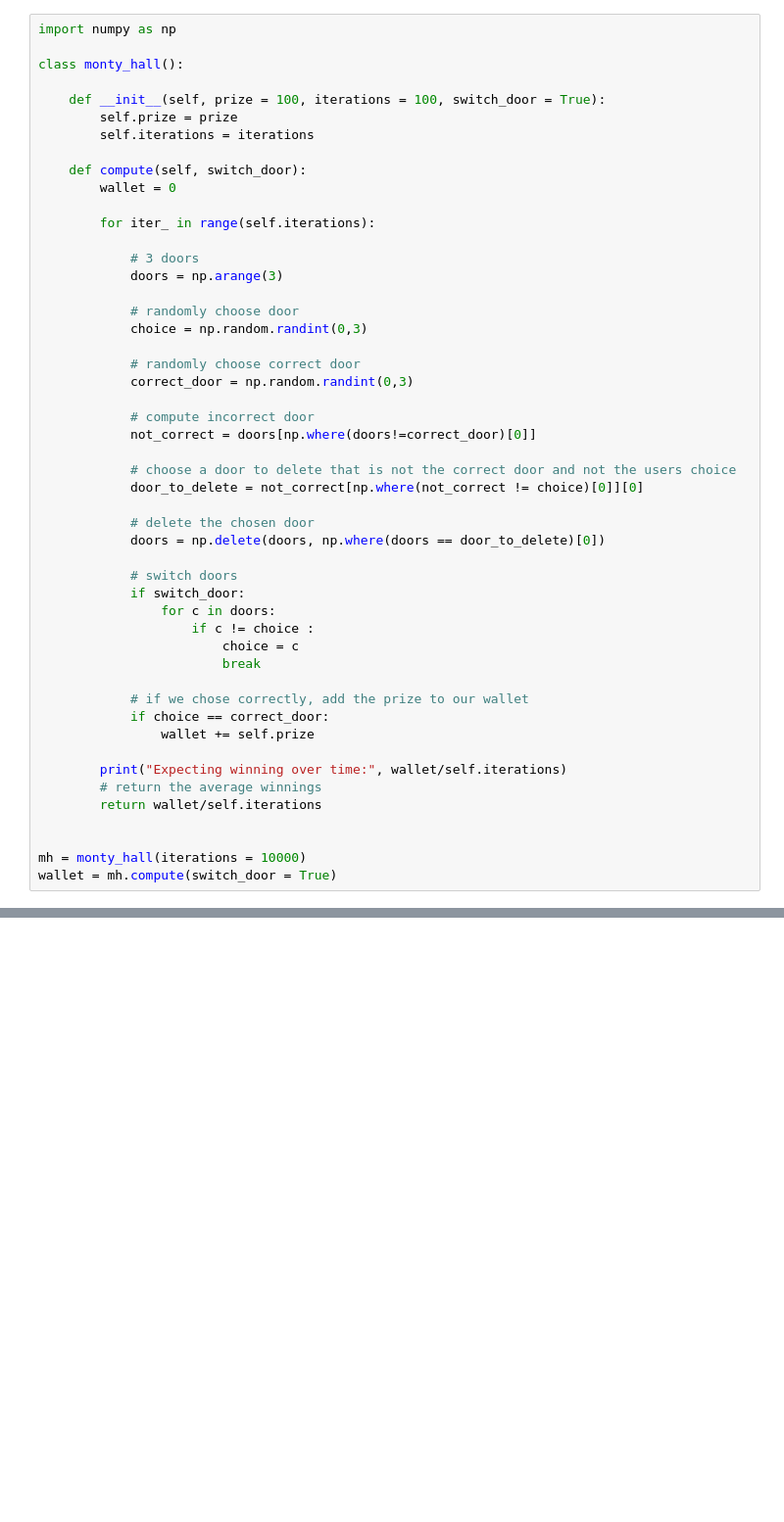
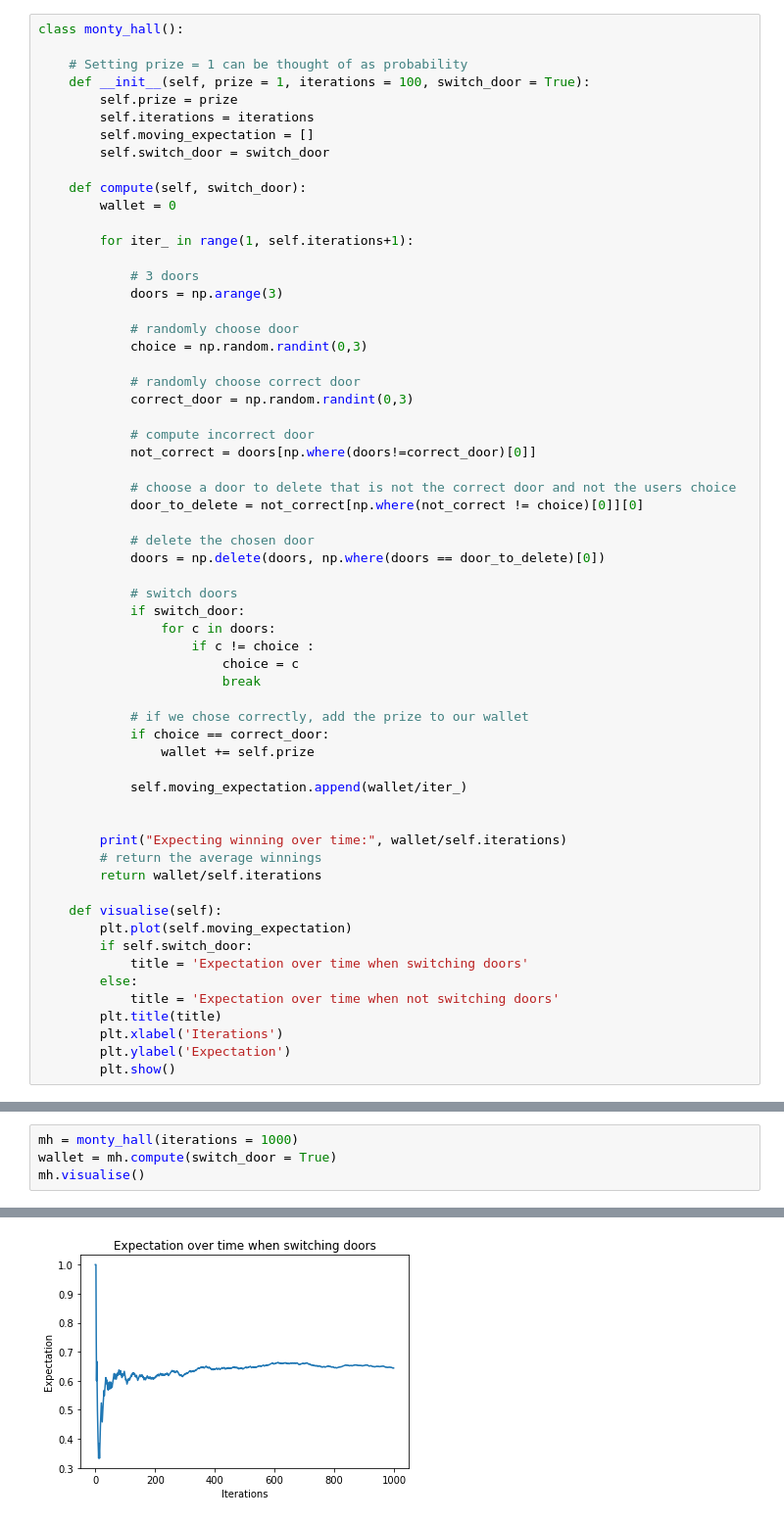
Before and after one commit to elliottpiercy/Monte-Hall-Problem, a Jupyter notebook: monty_hall_problem.ipynb, the cells around one changed output, grey strips where cells are left out. Shown at 98% size. Cells and saved outputs as stored; diff of their text form; blank space fills up the shorter version.

Commit message:
Add simple visualisation of moving expectation

```diff
--- a/monty_hall_problem.ipynb
+++ b/monty_hall_problem.ipynb
@@ -1,16 +4,17 @@
 # %%
-import numpy as np
-
 class monty_hall():
 
-    def __init__(self, prize = 100, iterations = 100, switch_door = True):
+    # Setting prize = 1 can be thought of as probability
+    def __init__(self, prize = 1, iterations = 100, switch_door = True):
         self.prize = prize
         self.iterations = iterations
+        self.moving_expectation = []
+        self.switch_door = switch_door
 
     def compute(self, switch_door):
         wallet = 0
 
-        for iter_ in range(self.iterations):
+        for iter_ in range(1, self.iterations+1):
 
             # 3 doors
             doors = np.arange(3)
@@ -41,10 +45,20 @@ class monty_hall():
             if choice == correct_door:
                 wallet += self.prize
 
+            self.moving_expectation.append(wallet/iter_)
+
+
         print("Expecting winning over time:", wallet/self.iterations)
         # return the average winnings
         return wallet/self.iterations
 
-
-mh = monty_hall(iterations = 10000)
-wallet = mh.compute(switch_door = True)
+    def visualise(self):
+        plt.plot(self.moving_expectation)
+        if self.switch_door:
+            title = 'Expectation over time when switching doors'
+        else:
+            title = 'Expectation over time when not switching doors'
+        plt.title(title)
+        plt.xlabel('Iterations')
+        plt.ylabel('Expectation')
+        plt.show()
@@ -52,0 +65,5 @@ Expecting winning over time: 67.15
+# %%
+mh = monty_hall(iterations = 1000)
+wallet = mh.compute(switch_door = True)
+mh.visualise()
+# %% [output]
@@ -52,0 +71 @@ Expecting winning over time: 67.15
+[figure, added]
```
Also changed, not shown: parts of 4 cells of this notebook.
